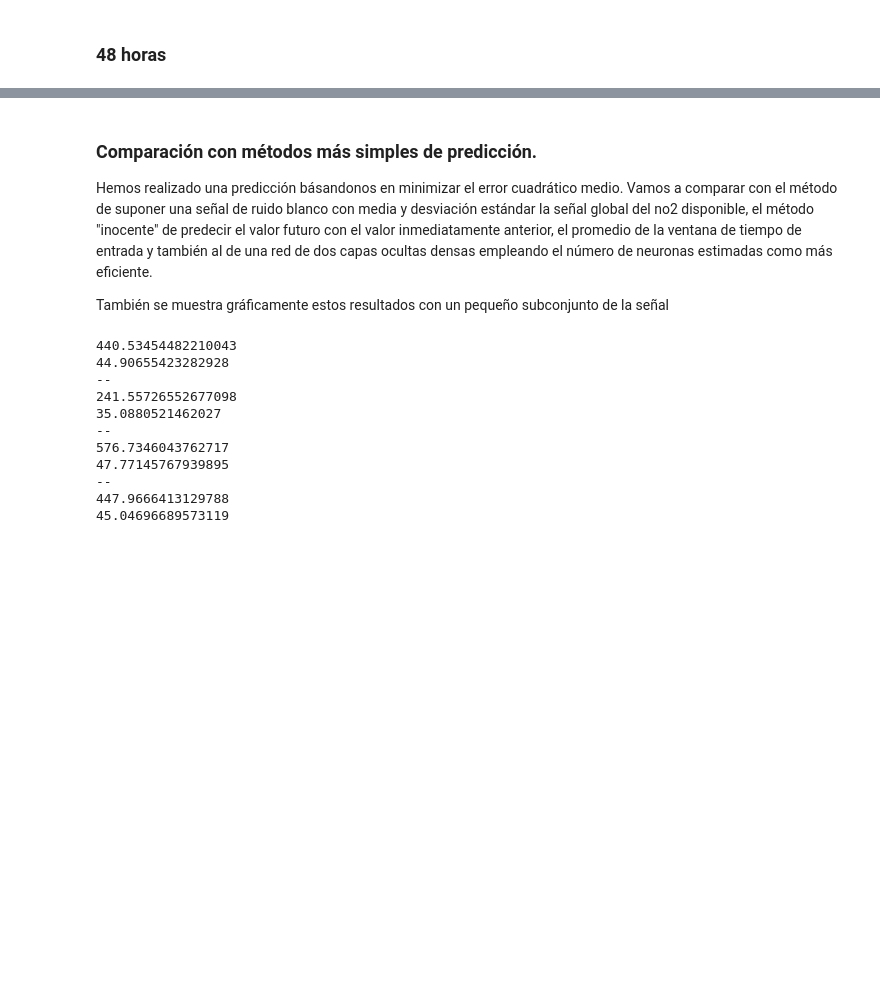
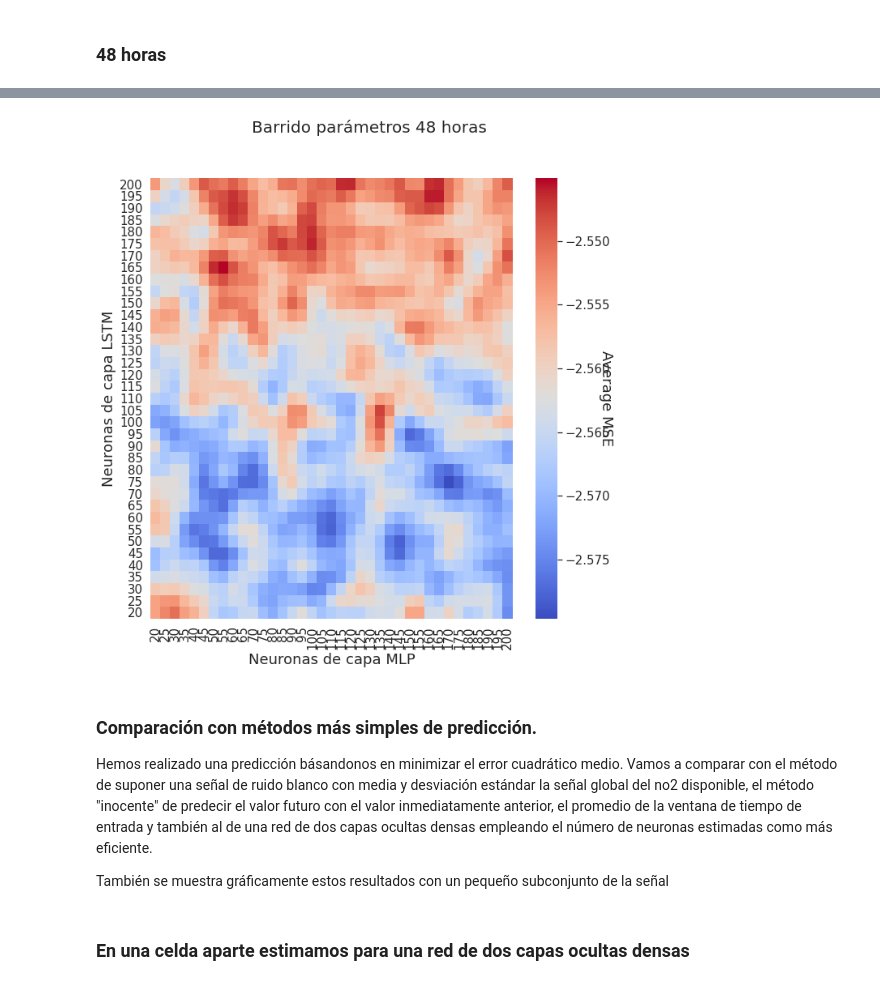
Before and after one commit to juanlu29/regresionHorariaNO2Madrid, a Jupyter notebook: proyectoNN.ipynb, the cells around one changed output, grey strips where cells are left out. Drawn from its saved outputs; the diff is of its cells as text; code cells hidden in the pictures; blank space fills up the shorter version.

```diff
--- a/proyectoNN.ipynb
+++ b/proyectoNN.ipynb
@@ -706,5 +827,34 @@ Se visualiza este cálculo para los días del 25 de diciembre de 2020 al 2 de En
+# %%
+fig, ax = plt.subplots(figsize=(10,10))
+fig.suptitle('Barrido parámetros 48 horas', fontsize=20)
+performance_cargada_48 = pd.read_csv('performance_48Horas.csv',index_col=0).astype(float).values
+
+# Hay algún valor espureo porque probablemente alguna de las iteraciones se perdieron
+# Se intentan filtrar usando este bucle
+for i in range(len(performance_cargada_48)):
+    for j in range(len(performance_cargada_48)):
+        if (abs(performance_cargada_48[i,j]) > 0.003):
+            performance_cargada_48[i,j] = aver
+
+
+# Como el resultado presenta bastante ruido, se aplica un poco de suavizado gaussiano empleando
+# una celda vecina para ello.
+performance_cargada_48 = gaussian_filter(performance_cargada_48, sigma=1)
+
+# Se muestra la información en un mapa de calor
+ax = sns.heatmap(np.log10(performance_cargada_48), cmap ="coolwarm",vmin=np.amin(np.log10(performance_cargada_48)), vmax=np.amax(np.log10(performance_cargada_48)), cbar=True, xticklabels=rangoNeuronasLSTM, yticklabels=rangoNeuronasMLP )
+ax.invert_yaxis()
+cbar = ax.collections[0].colorbar
+cbar.ax.set_ylabel('Average MSE', rotation=270, fontsize=18)
+cbar.ax.tick_params(labelsize=15)
+ax.tick_params(axis='both', which='major', labelsize=15)
+ax.set_xlabel('Neuronas de capa MLP', fontsize=18)
+ax.set_ylabel('Neuronas de capa LSTM', fontsize=18)
+plt.show()
+# %% [output]
+[figure, added]
 # %% [markdown]
-### Comparación con métodos más simples de predicción.
+### Comparación con métodos más simples de predicción. <a class="anchor" id="eleventh-bullet"></a>
 
 Hemos realizado una predicción básandonos en minimizar el error cuadrático medio. Vamos a comparar con el método de suponer una señal de ruido blanco con media y desviación estándar la señal global del no2 disponible, el método "inocente" de predecir el valor futuro con el valor inmediatamente anterior, el promedio de la ventana de tiempo de entrada y también al de una red de dos capas ocultas densas empleando el número de neuronas estimadas como más eficiente.
 
@@ -717,28 +861,0 @@ ruido_input = np.asarray([np.random.normal(np.mean(no2_pc[365*6-30+i:365*6+i]),
-# %%
-
-print(np.mean(np.power((y_ts_naive-y_ts)*no2_max,2)))
-print(np.mean(np.abs(y_ts_naive-y_ts)/y_ts)*100)
-print("--")
-
-print(np.mean(np.power((y_ts_aver-y_ts)*no2_max,2)))
-print(np.mean(np.abs(y_ts_aver-y_ts)/y_ts)*100)
-print("--")
-
-print(np.mean(np.power((ruido_dataset-y_ts)*no2_max,2)))
-print(np.mean(np.abs(ruido_dataset-y_ts)/y_ts)*100)
-print("--")
-
-print(np.mean(np.power((ruido_input-y_ts)*no2_max,2)))
-print(np.mean(np.abs(ruido_input-y_ts)/y_ts)*100)
-# %% [output]
-440.53454482210043
-44.90655423282928
---
-241.55726552677098
-35.0880521462027
---
-576.7346043762717
-47.77145767939895
---
-447.9666413129788
-45.04696689573119
@@ -744,0 +876,2 @@ print(np.mean(np.abs(ruido_input-y_ts)/y_ts)*100)
+# %% [markdown]
+### En una celda aparte estimamos para una red de dos capas ocultas densas
```
Also changed, not shown: parts of 40 cells of this notebook.
